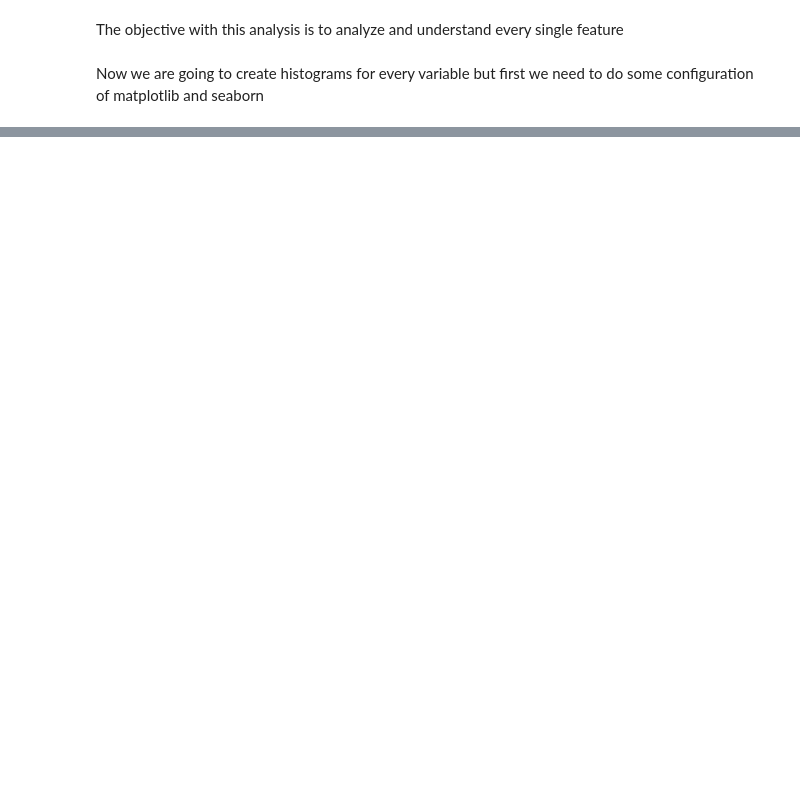
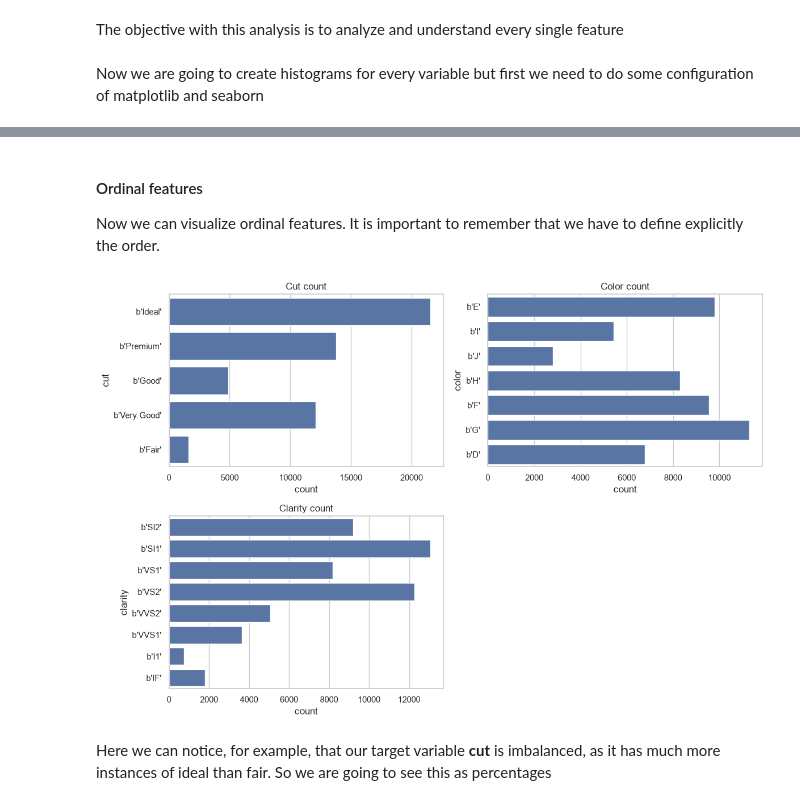
Before and after one commit to ssergioogj/Machine-Learning-Guide, a Jupyter notebook: supervised_learning/clasification/classification.ipynb, the cells around one changed output, grey strips where cells are left out. Cells and saved outputs as stored; diff of their text form; code cells hidden in the pictures; blank space fills up the shorter version.

```diff
--- a/supervised_learning/clasification/classification.ipynb
+++ b/supervised_learning/clasification/classification.ipynb
@@ -155,0 +180,19 @@ plt.rcParams['font.size'] = 12
+# %% [markdown]
+#### Ordinal features
+
+Now we can visualize ordinal features. It is important to remember that we have to define explicitly the order.
+# %%
+# Select the ordinal features
+ordinal_features = df.select_dtypes(include="str").columns.tolist()
+# %%
+for i, col in enumerate(ordinal_features, 1):
+    plt.subplot(2,2, i)
+    sns.countplot(df[col])
+    plt.title(f"{col.capitalize()} count")
+
+plt.tight_layout()
+plt.show()
+# %% [output]
+[figure, added]
+# %% [markdown]
+Here we can notice, for example, that our target variable **cut** is imbalanced, as it has much more instances of ideal than fair. So we are going to see this as percentages
```
Also changed, not shown: parts of 12 cells of this notebook.
